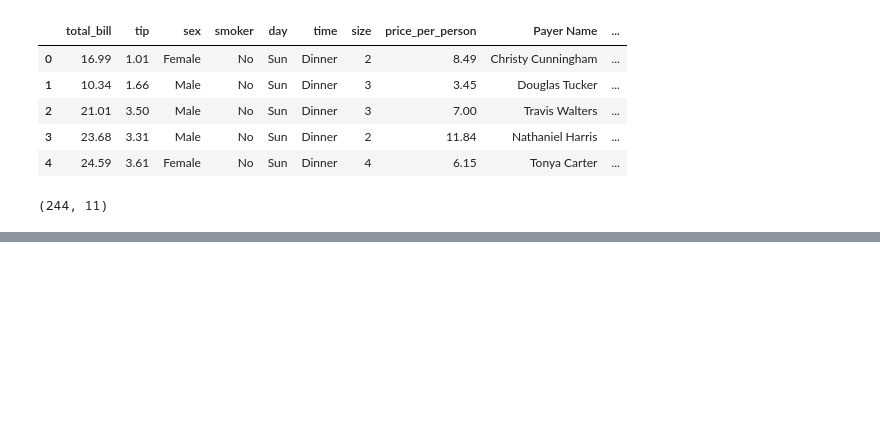
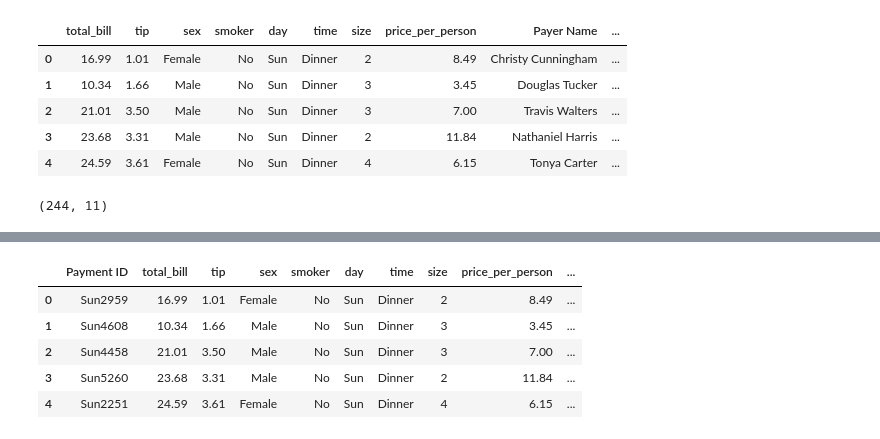
Before and after one commit to AngelDHackerman/fullDataSciencePath, a Jupyter notebook: python_Machine_Learning_Data_Science/Pandas/dataframes.ipynb, the cells around one changed output, grey strips where cells are left out. Cells and saved outputs as stored; diff of their text form; code cells hidden in the pictures; blank space fills up the shorter version.

```diff
--- a/python_Machine_Learning_Data_Science/Pandas/dataframes.ipynb
+++ b/python_Machine_Learning_Data_Science/Pandas/dataframes.ipynb
@@ -278,0 +332,11 @@ df.shape  # 244 esta en el indice 0, por eso las filas son axis=0, 11 esta en el
+# %%
+df = df.reset_index()  # ? Regresamos al index original
+# %%
+df.head()  # Aqui ya sale el index 0,1,2,3... al lado izquierdo
+# %% [output]
+|  | Payment ID | total_bill | tip | sex | smoker | day | time | size | price_per_person | ... |
+| 0 | Sun2959 | 16.99 | 1.01 | Female | No | Sun | Dinner | 2 | 8.49 | ... |
+| 1 | Sun4608 | 10.34 | 1.66 | Male | No | Sun | Dinner | 3 | 3.45 | ... |
+| 2 | Sun4458 | 21.01 | 3.50 | Male | No | Sun | Dinner | 3 | 7.00 | ... |
+| 3 | Sun5260 | 23.68 | 3.31 | Male | No | Sun | Dinner | 2 | 11.84 | ... |
+| 4 | Sun2251 | 24.59 | 3.61 | Female | No | Sun | Dinner | 4 | 6.15 | ... |
```
Also changed, not shown: parts of 7 cells of this notebook.
